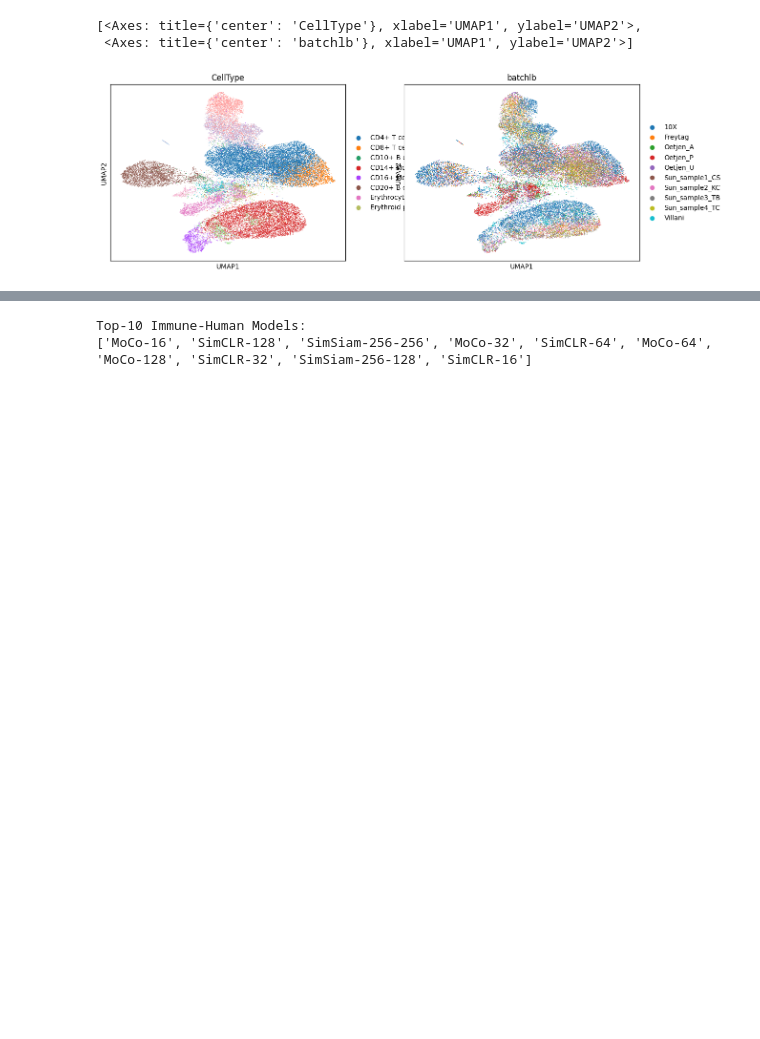
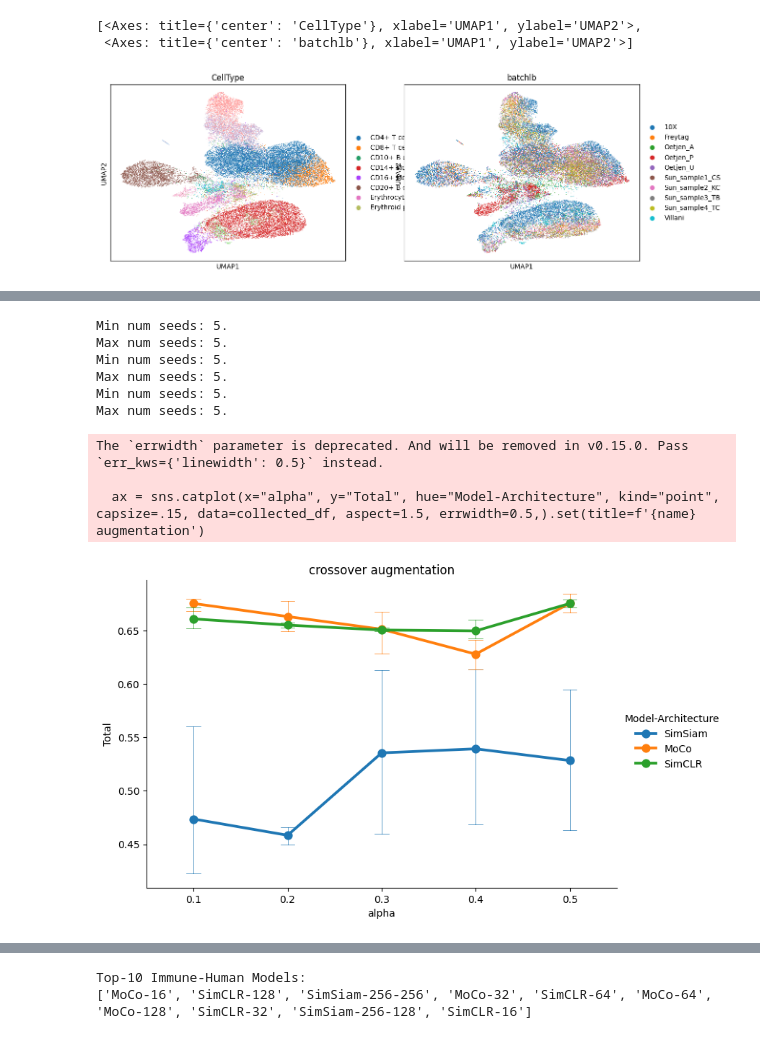
Before and after one commit to OlgaOvcharenko/scAugmentBench, a Jupyter notebook: debug.ipynb, the cells around one changed output, grey strips where cells are left out. Drawn from its saved outputs; the diff is of its cells as text; code cells hidden in the pictures; blank space fills up the shorter version.

```diff
--- a/debug.ipynb
+++ b/debug.ipynb
@@ -123,4 +123,74 @@ from evaluator import collect_runs, unify_table, scale_table
 | MoCo | 0.5935 | 0.7310 | 0.6623 | 0.5705 | 0.9988 | 0.8514 | 0.0818 | ... |
 | SimCLR | 0.5634 | 0.6824 | 0.6604 | 0.5312 | 0.9963 | 0.8625 | 0.1494 | ... |
 | VICReg | 0.5312 | 0.6316 | 0.5455 | 0.5166 | 0.9827 | 0.8333 | 0.1503 | ... |
+# %%
+import os
+import pandas as pd
+import seaborn as sns
+import numpy as np
+import matplotlib.pyplot as plt
+
+
+def get_bigger_table(project_root = "/local/home/tomap/scAugmentBench", dirname = "architecture-ablation",
+                 dname = "ImmHuman"):
+    root = os.path.join(project_root, dirname, dname)
+    model_names = os.listdir(root)
+    if os.path.exists(os.path.join(root, "final_collected.csv")):
+            os.remove(os.path.join(root, "final_collected.csv"))
+
+    ls = []
+    augnames = []
+    for mname in model_names:
+        tmp = os.path.join(project_root, dirname, dname, mname)
+
+        if os.path.exists(os.path.join(tmp, "mean_result_collected.csv")):
+            os.remove(os.path.join(tmp, "mean_result_collected.csv"))
+        if os.path.exists(os.path.join(tmp, "std_result_collected.csv")):
+            os.remove(os.path.join(tmp, "std_result_collected.csv"))
+
+        n_seeds = [len(os.listdir(os.path.join(tmp, param_config))) for param_config in os.listdir(os.path.join(tmp))]
+        print(f"Min num seeds: {min(n_seeds)}.\nMax num seeds: {max(n_seeds)}.")
+
+        # get mean and std per parameter-config:
+        for param in os.listdir(tmp):
+            if "mean_result.csv" in os.listdir(os.path.join(tmp, param)):
+                os.remove(os.path.join(tmp, param, "mean_result.csv"))
+            if "std_result.csv" in os.listdir(os.path.join(tmp, param)):
+                os.remove(os.path.join(tmp, param, "std_result.csv"))
+            seeds = os.listdir(os.path.join(tmp, param))
+            metrics = [pd.read_csv(os.path.join(tmp, param, seed, "evaluation_metrics.csv")) for seed in seeds]
+
+            for i in range(len(metrics)):
+                metrics[i]['Model-Architecture'] = mname
+                metrics[i]['alpha'] = float(param.split("-")[1])
+                augnames.append(param.split("-")[0])
+            df = pd.DataFrame(pd.concat(metrics).round(4))#, columns=[seed for seed in os.listdir(os.path.join(tmp, param))])
+            ls.append(df)
+    augname = np.unique(np.array(augnames))
+    assert len(augname) == 1, "!!!! PROBLEM !!!!"
+    return pd.concat(ls), augname[0]
+
+def plot_bigger_table_alpha_total(collected_df, name):
+    tmp = collected_df.copy()
+    collected_df_scaled = scale_table(tmp.drop(columns=['alpha', 'Model-Architecture']))
+    collected_df_scaled['alpha'] = collected_df['alpha']
+    collected_df_scaled['Model-Architecture'] = collected_df['Model-Architecture']
+
+    ax = sns.catplot(x="alpha", y="Total", hue="Model-Architecture", kind="point", capsize=.15, data=collected_df, aspect=1.5, errwidth=0.5,).set(title=f'{name} augmentation')
+    ax.savefig(f"/local/home/tomap/output/{name}-alphas.png")
+
+
+df, augname = get_bigger_table(dirname="augmentation-ablation-vol4", dname="ImmHuman")
+plot_bigger_table_alpha_total(df, augname)
+# %% [output]
+Min num seeds: 5.
+Max num seeds: 5.
+Min num seeds: 5.
+Max num seeds: 5.
+Min num seeds: 5.
+Max num seeds: 5.
+The `errwidth` parameter is deprecated. And will be removed in v0.15.0. Pass `err_kws={'linewidth': 0.5}` instead.
+
+  ax = sns.catplot(x="alpha", y="Total", hue="Model-Architecture", kind="point", capsize=.15, data=collected_df, aspect=1.5, errwidth=0.5,).set(title=f'{name} augmentation')
+[figure, added]
 # %%
```
Also changed, not shown: parts of 5 cells of this notebook, 6 other files.
